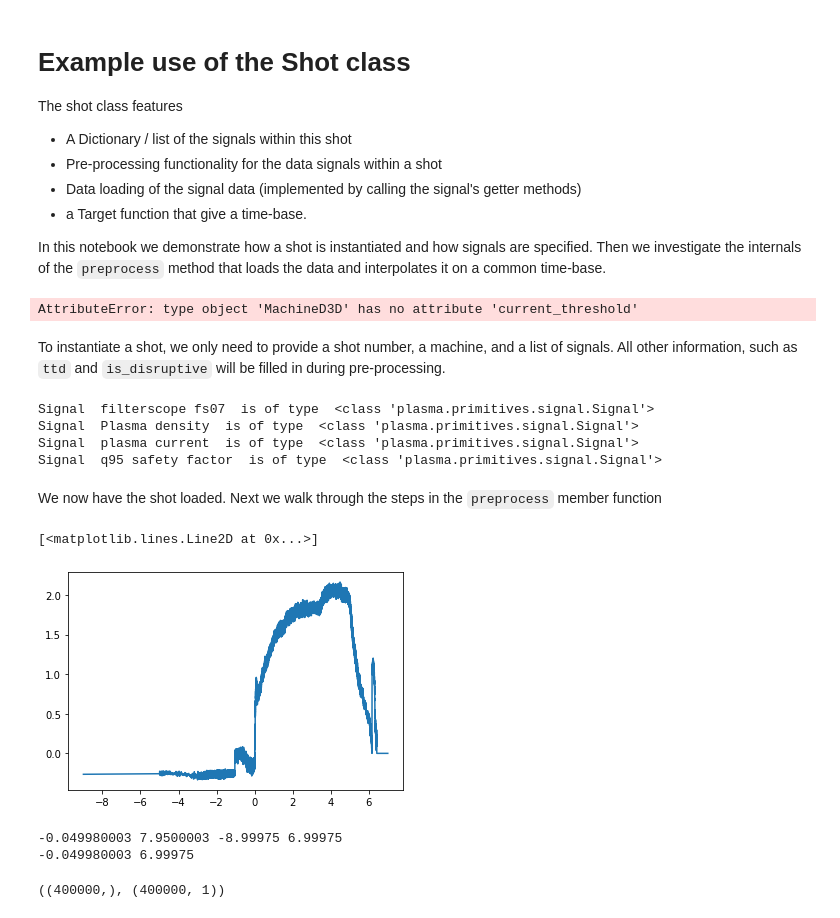
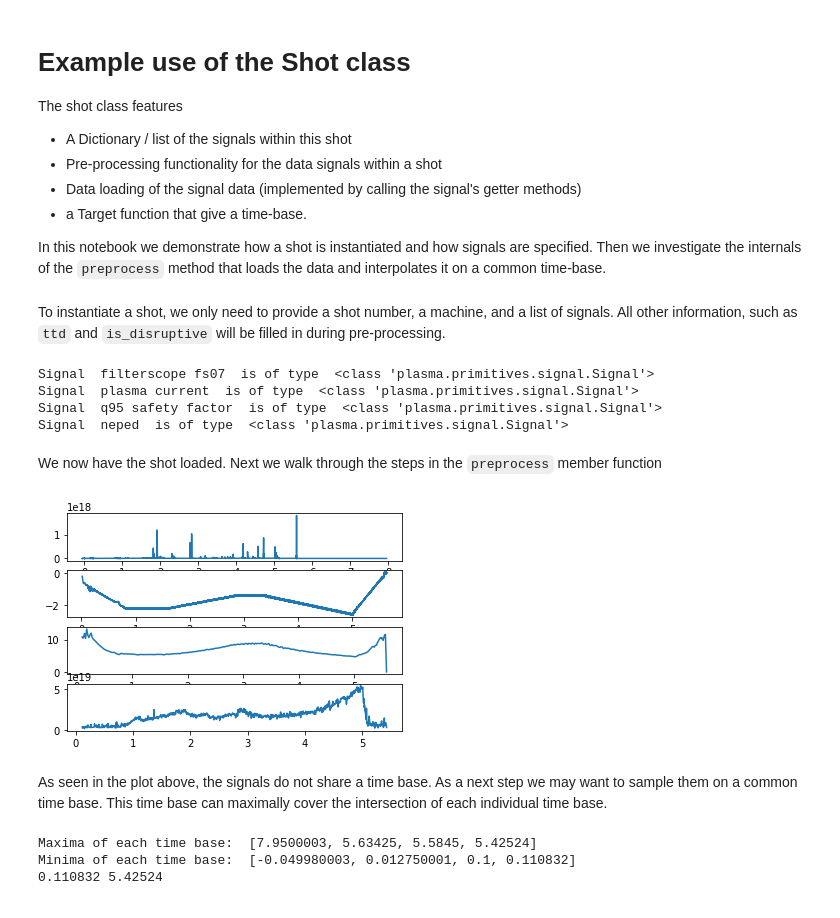
Before and after one commit to rkube/plasma-python, a Jupyter notebook: examples/notebooks/example_shot.ipynb, the cells around one changed output. Cells and saved outputs as stored; diff of their text form; code cells hidden in the pictures.

Commit message:
Updating shot notebook

```diff
--- a/examples/notebooks/example_shot.ipynb
+++ b/examples/notebooks/example_shot.ipynb
@@ -19,24 +19,21 @@ from plasma.utils.processing import resample_signal
 
 import numpy as np
 import matplotlib.pyplot as plt
-# %%
-MachineD3D.current_threshold
-# %% [output]
-AttributeError: type object 'MachineD3D' has no attribute 'current_threshold'
 # %% [markdown]
 To instantiate a shot, we only need to provide a shot number, a machine, and a list of signals.
 All other information, such as `ttd` and `is_disruptive` will be filled in during pre-processing.
 # %%
-my_shot = Shot(183462, MachineD3D(), [fs07, dens, ip, q95])
+signal_list = [fs07, ip, q95, neped]
+my_shot = Shot(184800, MachineD3D(), signal_list)
 
 # List the signals that are in the shot
 for s in my_shot.signals:
     print("Signal ", s, " is of type ", type(s))
 # %% [output]
 Signal  filterscope fs07  is of type  <class 'plasma.primitives.signal.Signal'>
-Signal  Plasma density  is of type  <class 'plasma.primitives.signal.Signal'>
 Signal  plasma current  is of type  <class 'plasma.primitives.signal.Signal'>
 Signal  q95 safety factor  is of type  <class 'plasma.primitives.signal.Signal'>
+Signal  neped  is of type  <class 'plasma.primitives.signal.Signal'>
 # %% [markdown]
 We now have the shot loaded. Next we walk through the steps
 in the `preprocess` member function
@@ -44,9 +41,14 @@ in the `preprocess` member function
 # To pre-process the shot we use the following fields of the
 # configuration dict
 
-dummy_conf = {"paths": {"data": "what_is_this", "signal_prepath": "/projects/FRNN/signal_data_new_2021/"},
+dummy_conf = {"paths": {"data": "what_is_this", "signal_prepath": "/home/rkube/datasets/frnn/signal_data_new_2021/"},
               "data": {"dt": 0.01, "T_min_warn": 0.0},
               "model": {"length": 0.0}}
 # %%
 # The first step is to load all signals
 res = my_shot._load_signal_data(dummy_conf)
+fig, axs = plt.subplots(len(res))
+for i in range(4):
+    axs[i].plot(res[0][i], res[1][i])
+# %% [output]
+[figure, added]
@@ -55,19 +55,17 @@ plt.plot(res[0][0], res[1][0])
-# %%
-plt.plot(res[0][1], res[1][1])
-# %% [output]
-[<matplotlib.lines.Line2D at 0x...>]
-[figure, removed]
+# %% [markdown]
+As seen in the plot above, the signals do not share a time base. As a
+next step we may want to sample them on a common time base. This time base can maximally cover the intersection of each individual time base.
 # %%
-# Let's print the minimum and the maximum of the signals we have in our shot
-print(res[0][0].min(), res[0][0].max(), res[0][1].min(), res[0][1].max())
-# The global minimum and maximum are also in the result from _load_signal_data
+# Let's print the minimum and the maximum of the time bases we have in our shot
+print("Maxima of each time base: ", [r.max() for r in res[0]])
+print("Minima of each time base: ", [r.min() for r in res[0]])
+
+# # The largest minimum and smallest maximum are in the result from _load_signal_data
 print(res[2], res[3])
+# These will later-on define the range of the re-sampling
 t_min, t_max = res[2], res[3]
 # %% [output]
--0.049980003 7.9500003 -8.99975 6.99975
--0.049980003 6.99975
+Maxima of each time base:  [7.9500003, 5.63425, 5.5845, 5.42524]
+Minima of each time base:  [-0.049980003, 0.012750001, 0.1, 0.110832]
+0.110832 5.42524
-# %%
-res[0][0].shape, res[1][0].shape
-# %% [output]
-((400000,), (400000, 1))
 # %% [markdown]
```
Also changed, not shown: parts of 10 cells of this notebook, 2 other files.
